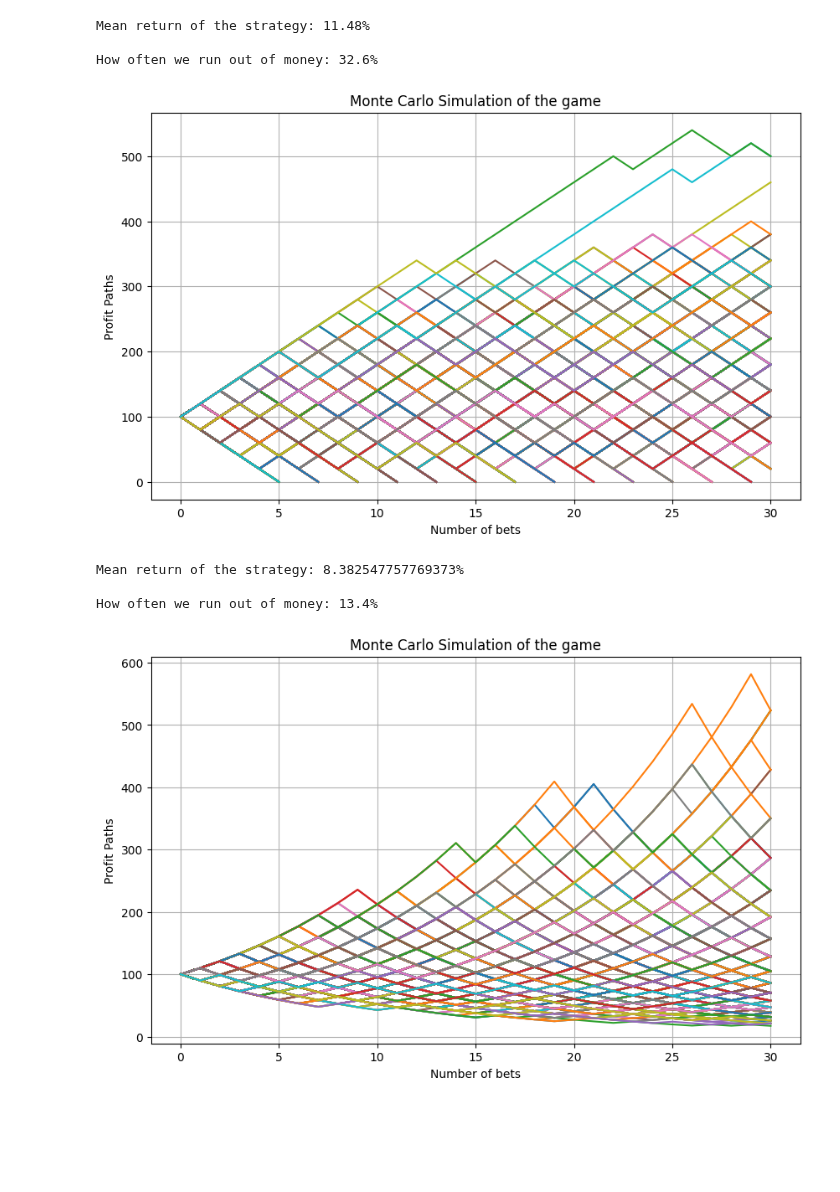
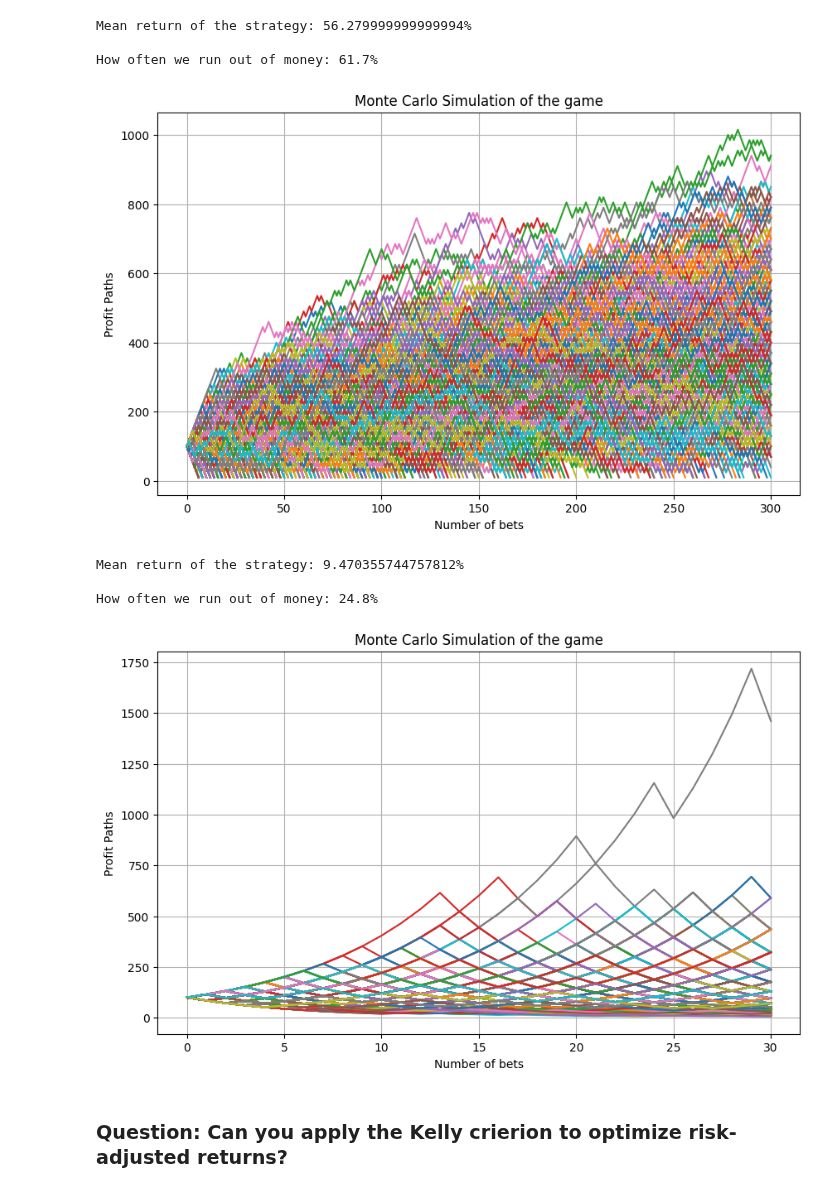
Before and after one commit to Queen-Mary-Machine-Learning-Society/QMML, a Jupyter notebook: Quant_Trading/weekly_workshops/week3_risk/test_game.ipynb, the cells around one changed output. Cells and saved outputs as stored; diff of their text form; code cells hidden in the pictures; blank space fills up the shorter version.

```diff
--- a/Quant_Trading/weekly_workshops/week3_risk/test_game.ipynb
+++ b/Quant_Trading/weekly_workshops/week3_risk/test_game.ipynb
@@ -3,18 +136,20 @@ from utils.monte_carlo_games import NominalMonteCarlo, PercentageMonteCarlo
 # %%
-mc = NominalMonteCarlo(n_simulations=1000, bet=20.0, multiplier=1, odds=0.51,
-                       initial_amount=100, n_bets=30, plot=True, log=True)
+mc = NominalMonteCarlo(n_simulations=1000, bet=15.0, multiplier=1, odds=0.51,
+                       initial_amount=100, n_bets=300, plot=True, log=True)
 mean_final, fail_rate = mc.monte_carlo_simulation()
 # %% [output]
-Mean return of the strategy: 11.48%
+Mean return of the strategy: 56.279999999999994%
 
-How often we run out of money: 32.6%
+How often we run out of money: 61.7%
-[figure, old version]
+[figure, new version]
 # %%
-mc = PercentageMonteCarlo(n_simulations=1000, bet=0.1, multiplier=1, odds=0.51,
+mc = PercentageMonteCarlo(n_simulations=1000, bet=0.15, multiplier=1, odds=0.51,
                        initial_amount=100, n_bets=30, plot=True, log=True, threshold=0.5)
 mean_final, fail_rate = mc.monte_carlo_simulation()
 # %% [output]
-Mean return of the strategy: 8.382547757769373%
+Mean return of the strategy: 9.470355744757812%
 
-How often we run out of money: 13.4%
+How often we run out of money: 24.8%
-[figure, old version]
+[figure, new version]
+# %% [markdown]
+### Question: Can you apply the Kelly crierion to optimize risk-adjusted returns?
```
Also changed, not shown: parts of 3 cells of this notebook.
